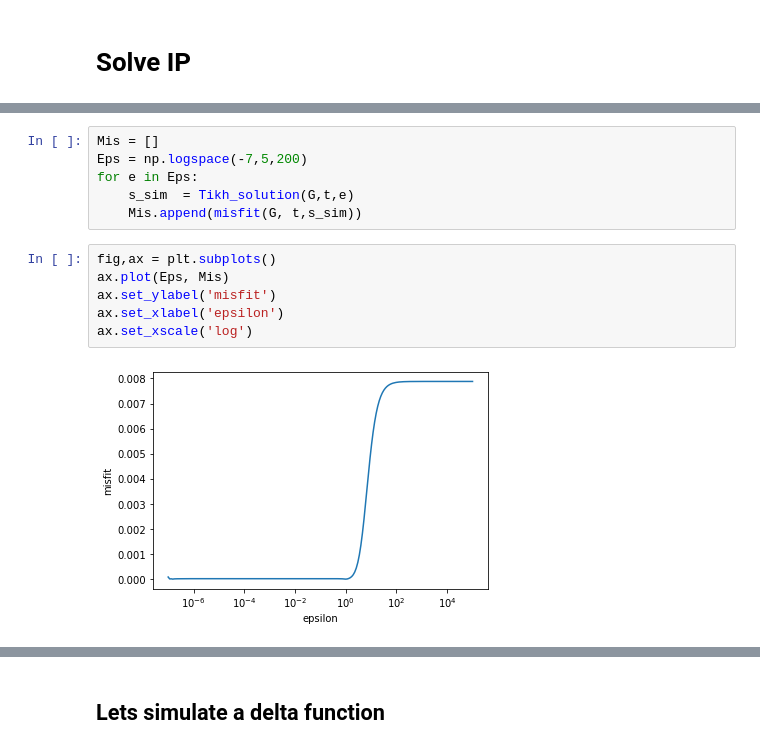
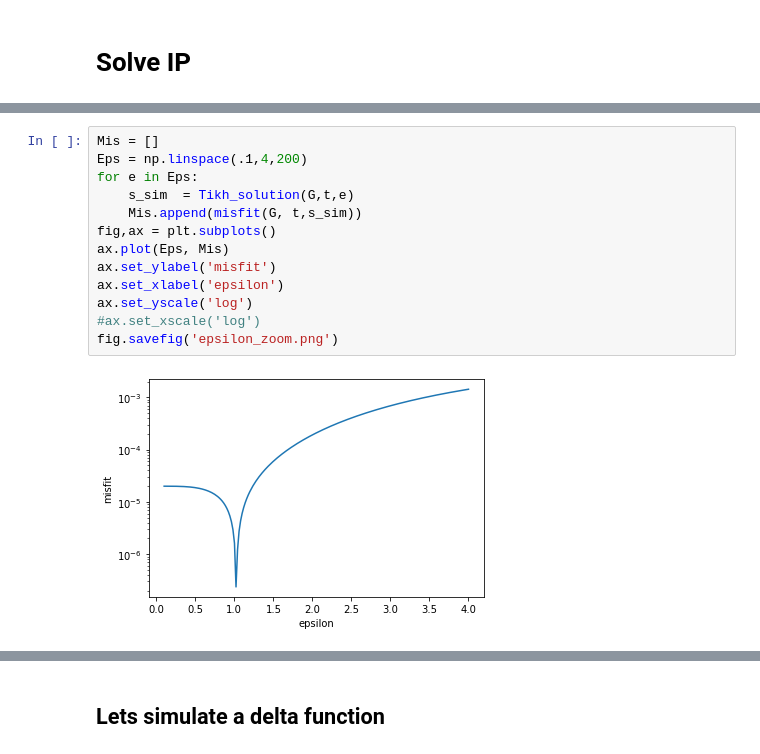
Before and after one commit to Kiril94/Inverse_Problems, a Jupyter notebook: Ass1/Ass1.ipynb, the cells around one changed output, grey strips where cells are left out. Drawn from its saved outputs; the diff is of its cells as text.

```diff
--- a/Ass1/Ass1.ipynb
+++ b/Ass1/Ass1.ipynb
@@ -136,15 +173,16 @@ def misfit(G,d,s): return np.abs(la.norm(d-G@s)**2-N*sigma**2)
 # %%
 Mis = []
-Eps = np.logspace(-7,5,200)
+Eps = np.linspace(.1,4,200)
 for e in Eps:
     s_sim  = Tikh_solution(G,t,e)
     Mis.append(misfit(G, t,s_sim))
+fig,ax = plt.subplots()
+ax.plot(Eps, Mis)
+ax.set_ylabel('misfit')
+ax.set_xlabel('epsilon')
+ax.set_yscale('log')
+#ax.set_xscale('log')
+fig.savefig('epsilon_zoom.png')
+# %% [output]
+[figure, added]
-# %%
-fig,ax = plt.subplots()
-ax.plot(Eps, Mis)
-ax.set_ylabel('misfit')
-ax.set_xlabel('epsilon')
-ax.set_xscale('log')
-# %% [output]
-[figure, removed]
 # %%
```
Also changed, not shown: parts of 20 cells of this notebook.
